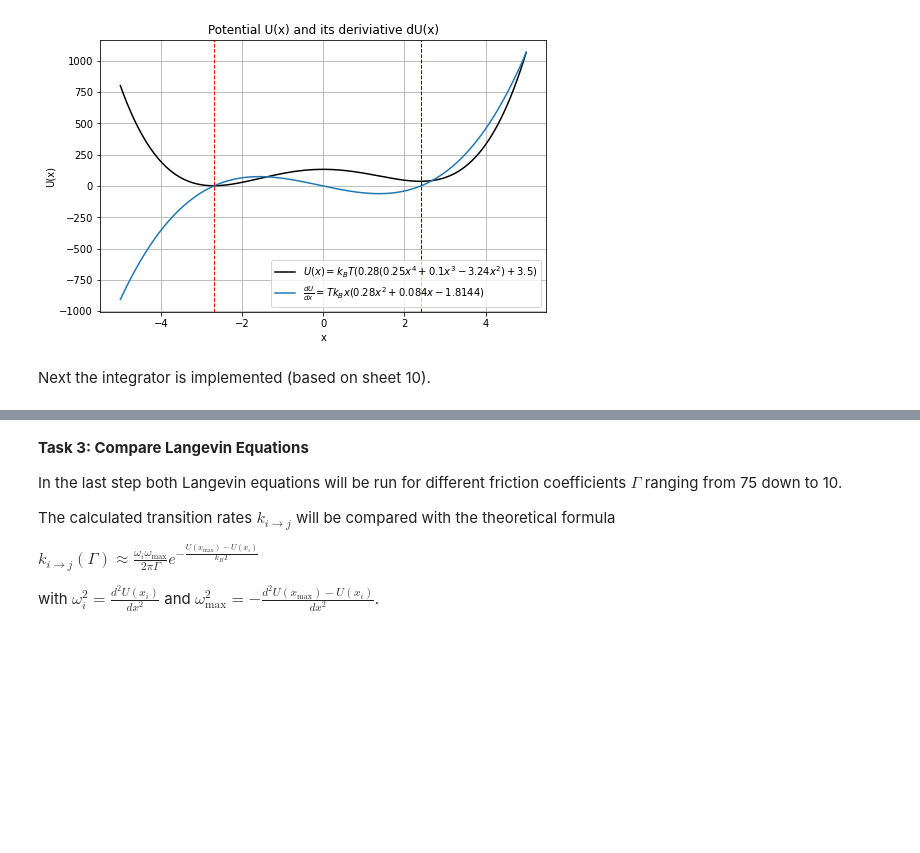
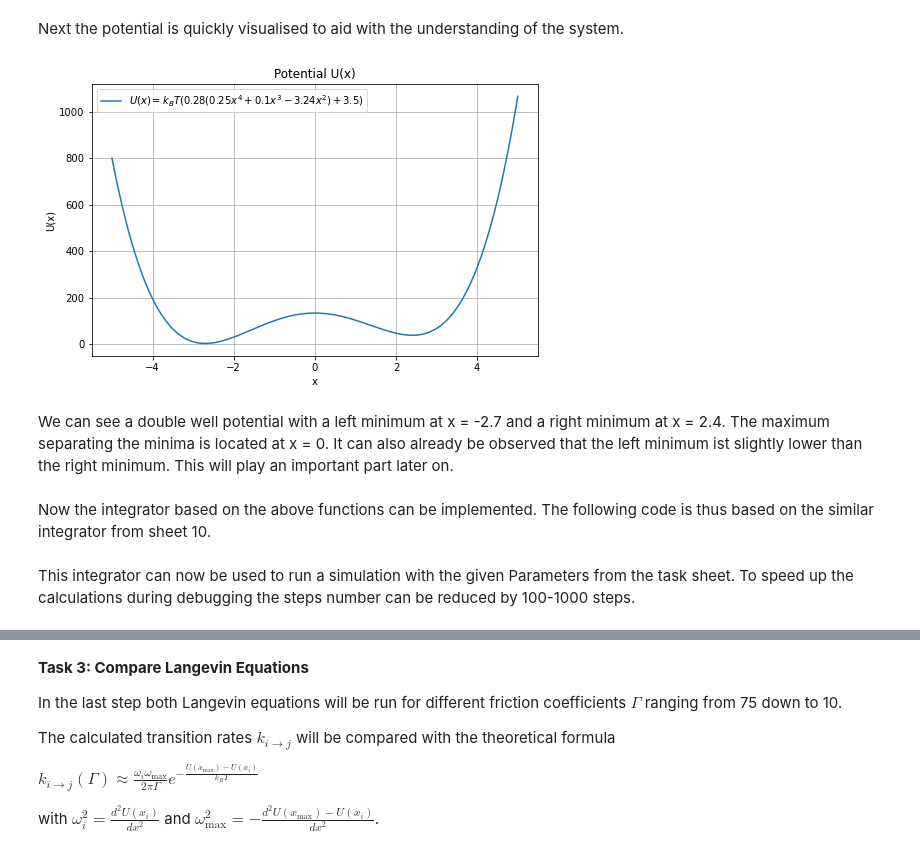
Before and after one commit to fsonak/VL_CCS, a Jupyter notebook: final_project_project_5.ipynb, the cells around one changed output, grey strips where cells are left out. Drawn from its saved outputs; the diff is of its cells as text; code cells hidden in the pictures; blank space fills up the shorter version.

```diff
--- a/final_project_project_5.ipynb
+++ b/final_project_project_5.ipynb
@@ -48,47 +49,0 @@ $
-# %%
-# quick visualisation of the potential:
-
-# As later on k_B * T is set to 38 only one variable:
-# k_B_x_T = k_B * T is introduced
-
-# Define the potential function U(x)
-def U(x, k_B_x_T):
-    return k_B_x_T * (0.28 * (0.25 * x**4 + 0.1 * x**3 - 3.24 * x**2) + 3.5)
-
-# Compute the derivative of U(x) (calculation done manually - CHECKED with WOLFRAMALPHA)
-def dU_dx(x, k_B_x_T, prevent_overflow=True):
-    dudx = k_B_x_T * x * (0.28 * x**2 + 0.084 * x - 1.8144)
-
-    # Prevent overflow issues by limiting force values
-    if prevent_overflow:
-        dudx = np.clip(dudx, -1e5, 1e5)  # Adjust limits if necessary
-    return dudx
-
-# Define x range
-x = np.linspace(-5, 5, 500)
-
-# Compute U(x), dU_dx
-U_values = U(x, 38)
-dU_dx_values = dU_dx(x, 38)
-
-# Minima locations (calculated manually)
-minima_x1, minima_x2 = -2.7, 2.4
-
-# Plot
-plt.figure(figsize=(8, 5))
-plt.plot(x, U_values, label=r"$U(x) = k_B T (0.28(0.25x^4 + 0.1x^3 - 3.24x^2) + 3.5)$", color="black")
-plt.plot(x, dU_dx_values, label=r"$\frac{dU}{dx} = T k_B x (0.28 x^2 + 0.084 x - 1.8144)$")
-
-# Vertical lines at minima
-plt.axvline(minima_x1, color="red", linestyle="--", linewidth=1)
-plt.axvline(minima_x2, color="blue", linestyle="--", linewidth=1)
-
-plt.xlabel("x")
-plt.ylabel("U(x)")
-plt.title("Potential U(x) and its deriviative dU(x)")
-plt.legend()
-plt.grid(True)
-
-plt.show()
-# %% [output]
-[figure, removed]
@@ -95,3 +66,30 @@ plt.show()
+# %% [markdown]
+Next the potential is quickly visualised to aid with the understanding of the system.
+# %%
+# Define x range
+x = np.linspace(-5, 5, 500)
+
+# Compute U(x), dU_dx, ddU_ddx using the above definitions
+# and the given value of kB * T = 38 ps^-1
+U_values = U(x, 38)
+dU_dx_values = dU_dx(x, 38)
+ddU_ddx_values = ddU_ddx(x, 38)
+
+# plot using plt
+plt.figure(figsize=(8, 5))
+plt.plot(x, U_values, label=r"$U(x) = k_B T (0.28(0.25x^4 + 0.1x^3 - 3.24x^2) + 3.5)$")
+
+plt.xlabel("x")
+plt.ylabel("U(x)")
+plt.title("Potential U(x)")
+plt.legend()
+plt.grid(True)
+
+plt.show()
+# %% [output]
+[figure, added]
+# %% [markdown]
+We can see a double well potential with a left minimum at x = -2.7 and a right minimum at x = 2.4. The maximum separating the minima is located at x = 0. It can also already be observed that the left minimum ist slightly lower than the right minimum. This will play an important part later on.
 # %% [markdown]
-Next the integrator is implemented (based on sheet 10).
+Now the integrator based on the above functions can be implemented. The following code is thus based on the similar integrator from sheet 10.
 # %%
@@ -163,5 +151,7 @@ def langevin_integrator(steps, dt, x0, v0, mass, gamma, k_B_x_T, verbose=False):
 
     return positions, velocities
+# %% [markdown]
+This integrator can now be used to run a simulation with the given Parameters from the task sheet. To speed up the calculations during debugging the steps number can be reduced by 100-1000 steps.
 # %%
 #run simulation with given parameters from task sheet
 
```
Also changed, not shown: parts of 64 cells of this notebook.
